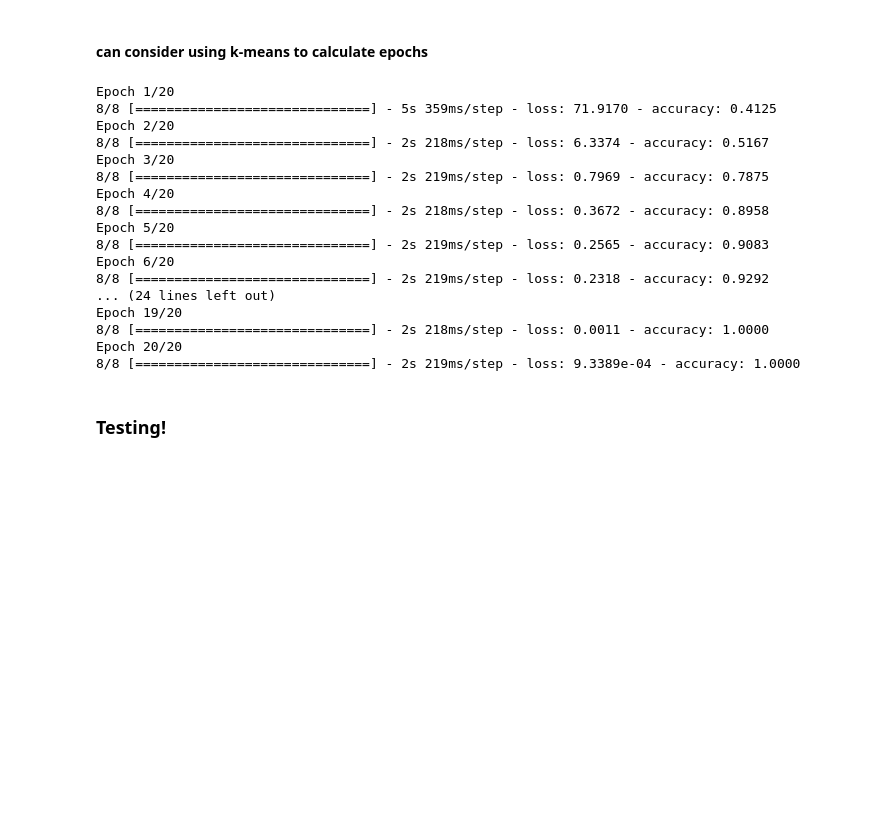
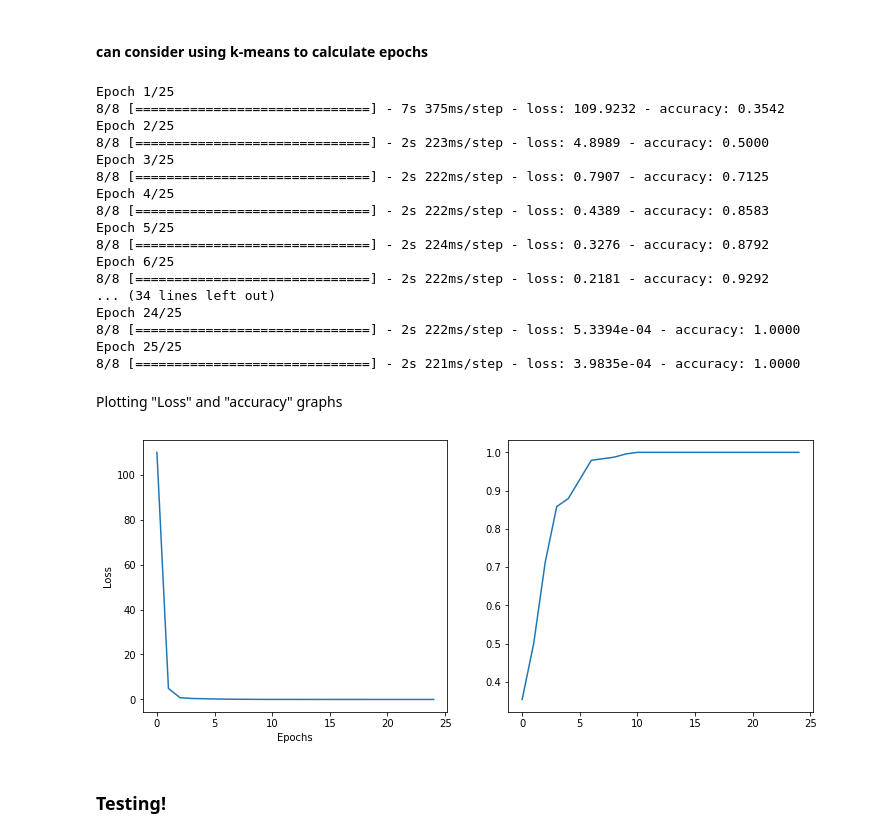
Before and after one commit to Jo-009/ML_CA, a Jupyter notebook: ML_CA.ipynb, the cells around one changed output. Saved outputs shown, nothing was run; the diff lists cells and outputs as text; code cells hidden in the pictures; blank space fills up the shorter version.

```diff
--- a/ML_CA.ipynb
+++ b/ML_CA.ipynb
@@ -378,27 +371,39 @@ Require training images and their corresponding true labels, validation images a
 # %% [markdown]
 #### can consider using k-means to calculate epochs
 # %%
-# x_train = np.array(x_train)
-# y_train = np.array(y_train)
-fitting = model.fit(x=x_train, y=categories, epochs=20)
+history = model.fit(x=x_train, y=categories, epochs=25)
 # %% [output]
-Epoch 1/20
-8/8 [==============================] - 5s 359ms/step - loss: 71.9170 - accuracy: 0.4125
-Epoch 2/20
-8/8 [==============================] - 2s 218ms/step - loss: 6.3374 - accuracy: 0.5167
-Epoch 3/20
-8/8 [==============================] - 2s 219ms/step - loss: 0.7969 - accuracy: 0.7875
-Epoch 4/20
-8/8 [==============================] - 2s 218ms/step - loss: 0.3672 - accuracy: 0.8958
-Epoch 5/20
-8/8 [==============================] - 2s 219ms/step - loss: 0.2565 - accuracy: 0.9083
-Epoch 6/20
-8/8 [==============================] - 2s 219ms/step - loss: 0.2318 - accuracy: 0.9292
-... (24 lines left out)
-Epoch 19/20
-8/8 [==============================] - 2s 218ms/step - loss: 0.0011 - accuracy: 1.0000
-Epoch 20/20
-8/8 [==============================] - 2s 219ms/step - loss: 9.3389e-04 - accuracy: 1.0000
+Epoch 1/25
+8/8 [==============================] - 7s 375ms/step - loss: 109.9232 - accuracy: 0.3542
+Epoch 2/25
+8/8 [==============================] - 2s 223ms/step - loss: 4.8989 - accuracy: 0.5000
+Epoch 3/25
+8/8 [==============================] - 2s 222ms/step - loss: 0.7907 - accuracy: 0.7125
+Epoch 4/25
+8/8 [==============================] - 2s 222ms/step - loss: 0.4389 - accuracy: 0.8583
+Epoch 5/25
+8/8 [==============================] - 2s 224ms/step - loss: 0.3276 - accuracy: 0.8792
+Epoch 6/25
+8/8 [==============================] - 2s 222ms/step - loss: 0.2181 - accuracy: 0.9292
+... (34 lines left out)
+Epoch 24/25
+8/8 [==============================] - 2s 222ms/step - loss: 5.3394e-04 - accuracy: 1.0000
+Epoch 25/25
+8/8 [==============================] - 2s 221ms/step - loss: 3.9835e-04 - accuracy: 1.0000
+# %% [markdown]
+Plotting "Loss" and "accuracy" graphs
+# %%
+fig, ax = plt.subplots(nrows=1, ncols=2, figsize=(12, 5))
+
+ax[0].plot(history.history['loss'])
+ax[0].set_xlabel('Epochs')
+ax[0].set_ylabel('Loss')
+
+ax[1].plot(history.history['accuracy'])
+
+plt.show()
+# %% [output]
+[figure, added]
 # %% [markdown]
 ### Testing!
 # %% [markdown]
```
Also changed, not shown: parts of 10 cells of this notebook.
